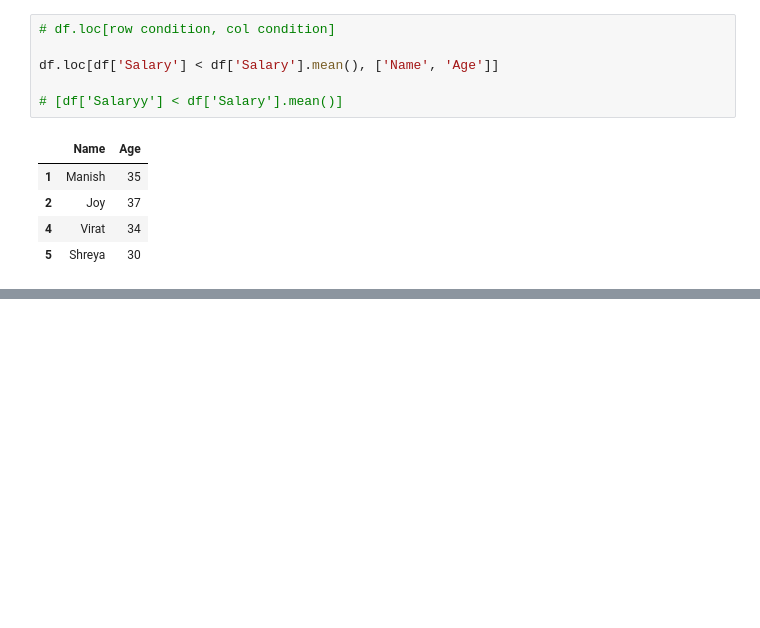
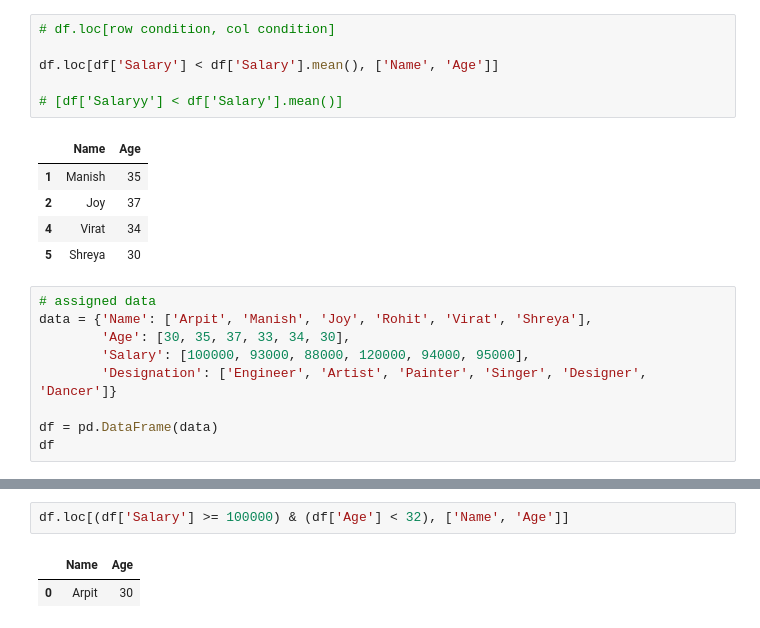
Before and after one commit to ApurbaKumarMajumder/Machine-Learning, a Jupyter notebook: pandas.ipynb, the cells around one changed output, grey strips where cells are left out. Saved outputs shown, nothing was run; the diff lists cells and outputs as text; blank space fills up the shorter version.

```diff
--- a/pandas.ipynb
+++ b/pandas.ipynb
@@ -890,3 +890,12 @@ df.loc[df['Salary'] < df['Salary'].mean(), ['Name', 'Age']]
 | 2 | Joy | 37 |
 | 4 | Virat | 34 |
 | 5 | Shreya | 30 |
+# %%
+# assigned data
+data = {'Name': ['Arpit', 'Manish', 'Joy', 'Rohit', 'Virat', 'Shreya'],
+        'Age': [30, 35, 37, 33, 34, 30],
+        'Salary': [100000, 93000, 88000, 120000, 94000, 95000],
+        'Designation': ['Engineer', 'Artist', 'Painter', 'Singer', 'Designer', 'Dancer']}
+
+df = pd.DataFrame(data)
+df
@@ -892,0 +951,5 @@ df.loc[df['Salary'] < df['Salary'].mean(), ['Name', 'Age']]
+# %%
+df.loc[(df['Salary'] >= 100000) & (df['Age'] < 32), ['Name', 'Age']]
+# %% [output]
+|  | Name | Age |
+| 0 | Arpit | 30 |
```
Also changed, not shown: parts of 6 cells of this notebook.
